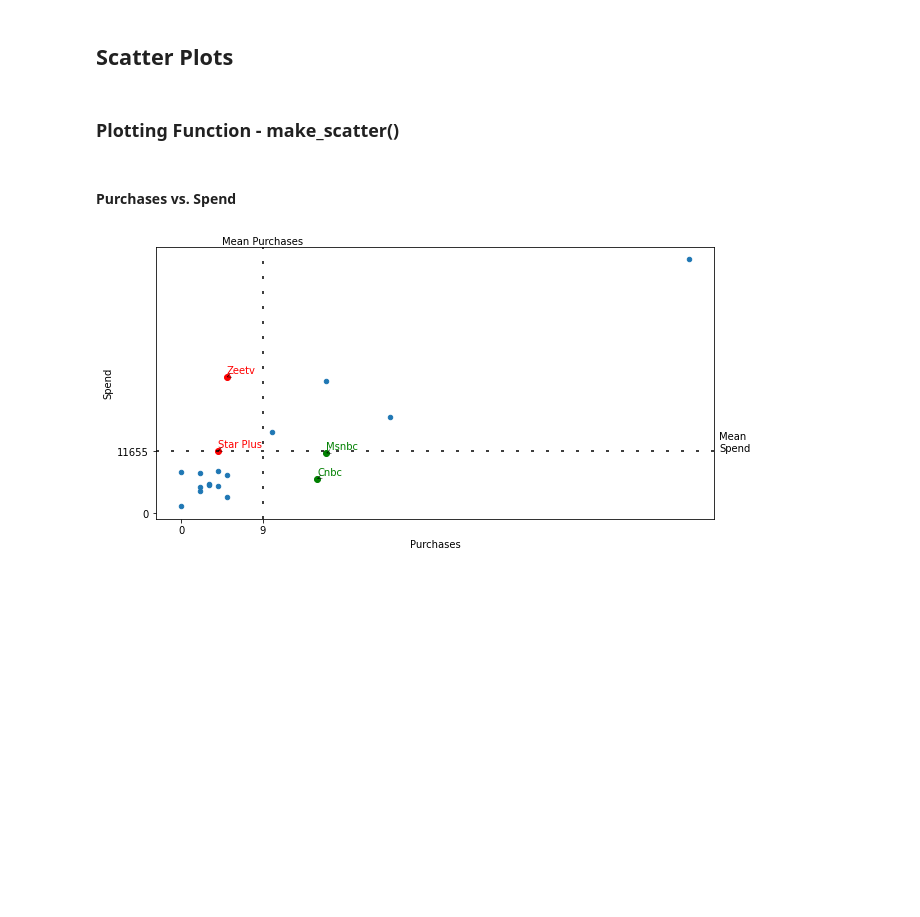
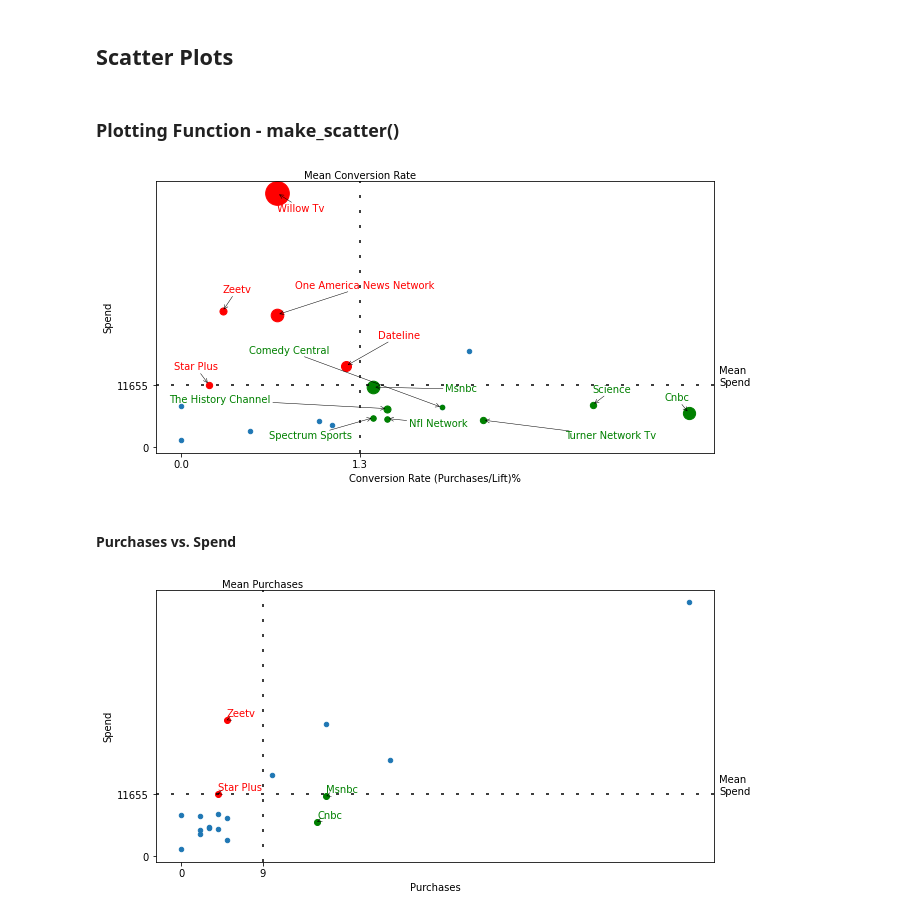
Before and after one commit to papir805/telepulse_ad_campaign_report, a Jupyter notebook: new_takehome_quiz_answers.ipynb, the cells around one changed output. Saved outputs shown, nothing was run; the diff lists cells and outputs as text; code cells hidden in the pictures; blank space fills up the shorter version.

```diff
--- a/new_takehome_quiz_answers.ipynb
+++ b/new_takehome_quiz_answers.ipynb
@@ -885,3 +1020,16 @@ def make_scatter(df, x_field, y_field, x_units='', y_units='', color_1='green',
+# %%
+scale=10
+# %%
+make_scatter2(report_for_client,
+             x_field='Conversion Rate (Purchases/Lift)%',
+             y_field='Spend',
+             size_scale=scale,
+             x_units='%',
+             y_units='$',
+             color_1='red',
+             color_2='green')
+# %% [output]
+[figure, added]
 # %% [markdown]
 #### Purchases vs. Spend
 # %%
```
Also changed, not shown: parts of 44 cells of this notebook, 5 other files.
